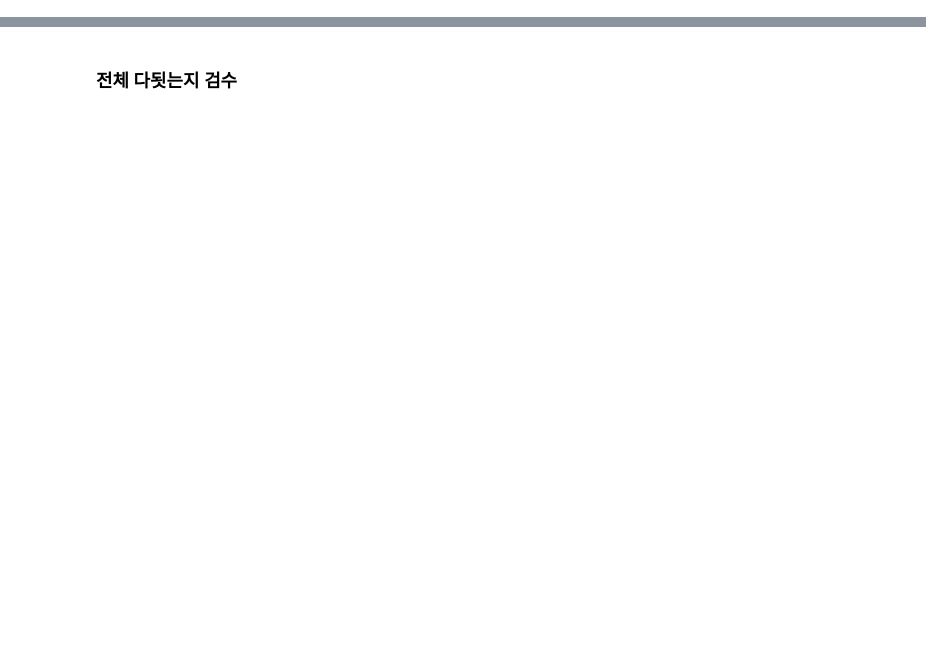
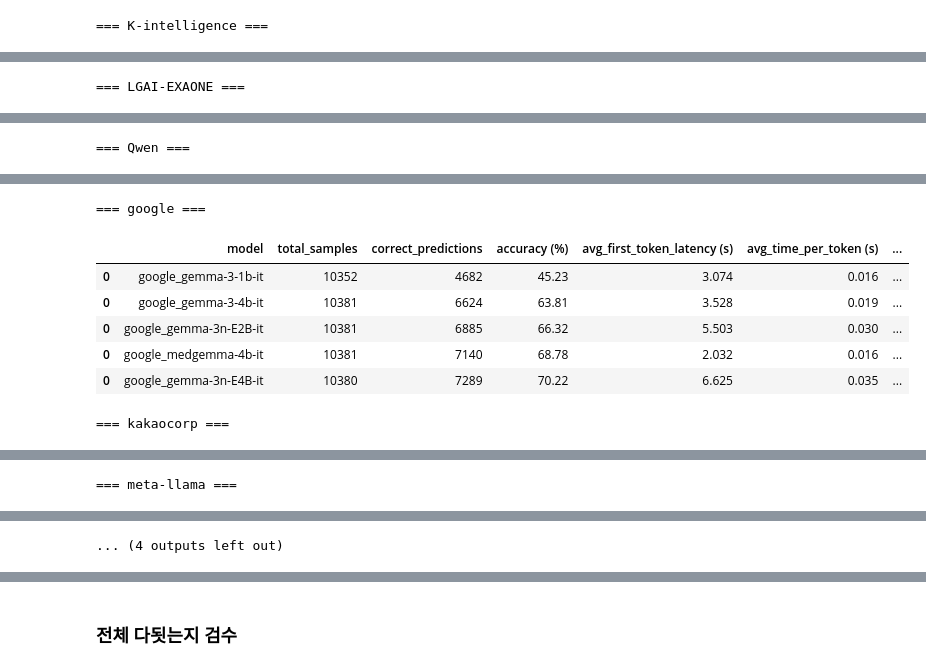
Before and after one commit to dablro12/Kor_Med_QA_LLM, a Jupyter notebook: notebook/result_test.ipynb, the cells around one changed output, grey strips where cells are left out. Cells and saved outputs as stored; diff of their text form; code cells hidden in the pictures; blank space fills up the shorter version.

```diff
--- a/notebook/result_test.ipynb
+++ b/notebook/result_test.ipynb
@@ -96,0 +96,6 @@ with open(f"{save_result_dir}/{result_root_dir.split('/')[-1]}.md", "w", encodin
+# %%
+for group, group_df in df_temp.groupby('model_group'):
+    print(f"=== {group} ===")
+    display(group_df.round(3))
+# %% [output]
+=== K-intelligence ===
@@ -96,0 +104 @@ with open(f"{save_result_dir}/{result_root_dir.split('/')[-1]}.md", "w", encodin
+=== LGAI-EXAONE ===
@@ -96,0 +109 @@ with open(f"{save_result_dir}/{result_root_dir.split('/')[-1]}.md", "w", encodin
+=== Qwen ===
@@ -96,0 +115,8 @@ with open(f"{save_result_dir}/{result_root_dir.split('/')[-1]}.md", "w", encodin
+=== google ===
+|  | model | total_samples | correct_predictions | accuracy (%) | avg_first_token_latency (s) | avg_time_per_token (s) | ... |
+| 0 | google_gemma-3-1b-it | 10352 | 4682 | 45.23 | 3.074 | 0.016 | ... |
+| 0 | google_gemma-3-4b-it | 10381 | 6624 | 63.81 | 3.528 | 0.019 | ... |
+| 0 | google_gemma-3n-E2B-it | 10381 | 6885 | 66.32 | 5.503 | 0.030 | ... |
+| 0 | google_medgemma-4b-it | 10381 | 7140 | 68.78 | 2.032 | 0.016 | ... |
+| 0 | google_gemma-3n-E4B-it | 10380 | 7289 | 70.22 | 6.625 | 0.035 | ... |
+=== kakaocorp ===
@@ -96,0 +126 @@ with open(f"{save_result_dir}/{result_root_dir.split('/')[-1]}.md", "w", encodin
+=== meta-llama ===
@@ -97,3 +132,4 @@ with open(f"{save_result_dir}/{result_root_dir.split('/')[-1]}.md", "w", encodin
+... (4 outputs left out)
 # %%
 import matplotlib.pyplot as plt
 import seaborn as sns
```
Also changed, not shown: parts of 14 cells of this notebook, 3 other files.
